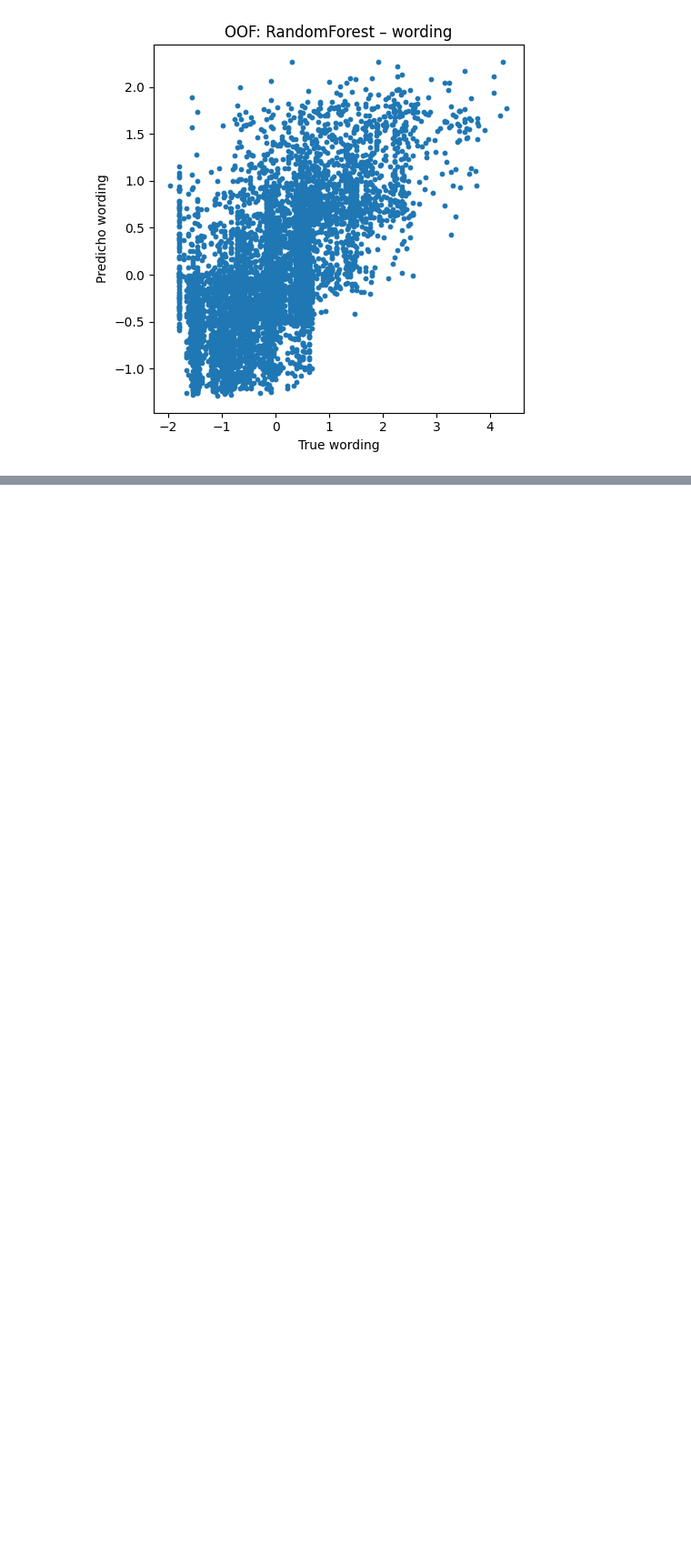
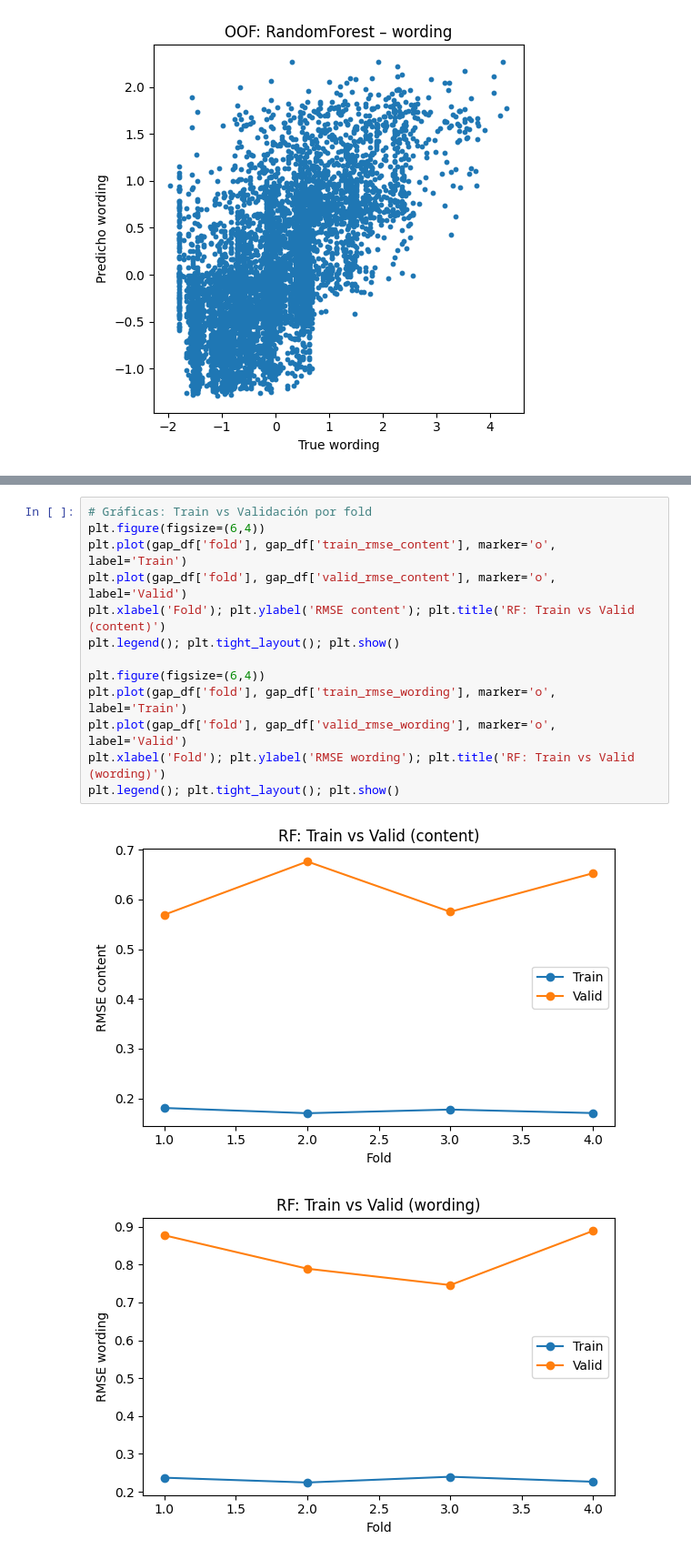
Before and after one commit to Saiyan-Javi/Proyecto2DS, a Jupyter notebook: Proyecto2DS.ipynb, the cells around one changed output, grey strips where cells are left out. Shown: that part at 91% size. Cells and saved outputs as stored; diff of their text form; blank space fills up the shorter version.

```diff
--- a/Proyecto2DS.ipynb
+++ b/Proyecto2DS.ipynb
@@ -277,0 +400,16 @@ plt.tight_layout(); plt.show()
+# %%
+# Gráficas: Train vs Validación por fold
+plt.figure(figsize=(6,4))
+plt.plot(gap_df['fold'], gap_df['train_rmse_content'], marker='o', label='Train')
+plt.plot(gap_df['fold'], gap_df['valid_rmse_content'], marker='o', label='Valid')
+plt.xlabel('Fold'); plt.ylabel('RMSE content'); plt.title('RF: Train vs Valid (content)')
+plt.legend(); plt.tight_layout(); plt.show()
+
+plt.figure(figsize=(6,4))
+plt.plot(gap_df['fold'], gap_df['train_rmse_wording'], marker='o', label='Train')
+plt.plot(gap_df['fold'], gap_df['valid_rmse_wording'], marker='o', label='Valid')
+plt.xlabel('Fold'); plt.ylabel('RMSE wording'); plt.title('RF: Train vs Valid (wording)')
+plt.legend(); plt.tight_layout(); plt.show()
+# %% [output]
+[figure, added]
+[figure, added]
```
Also changed, not shown: parts of 13 cells of this notebook.
